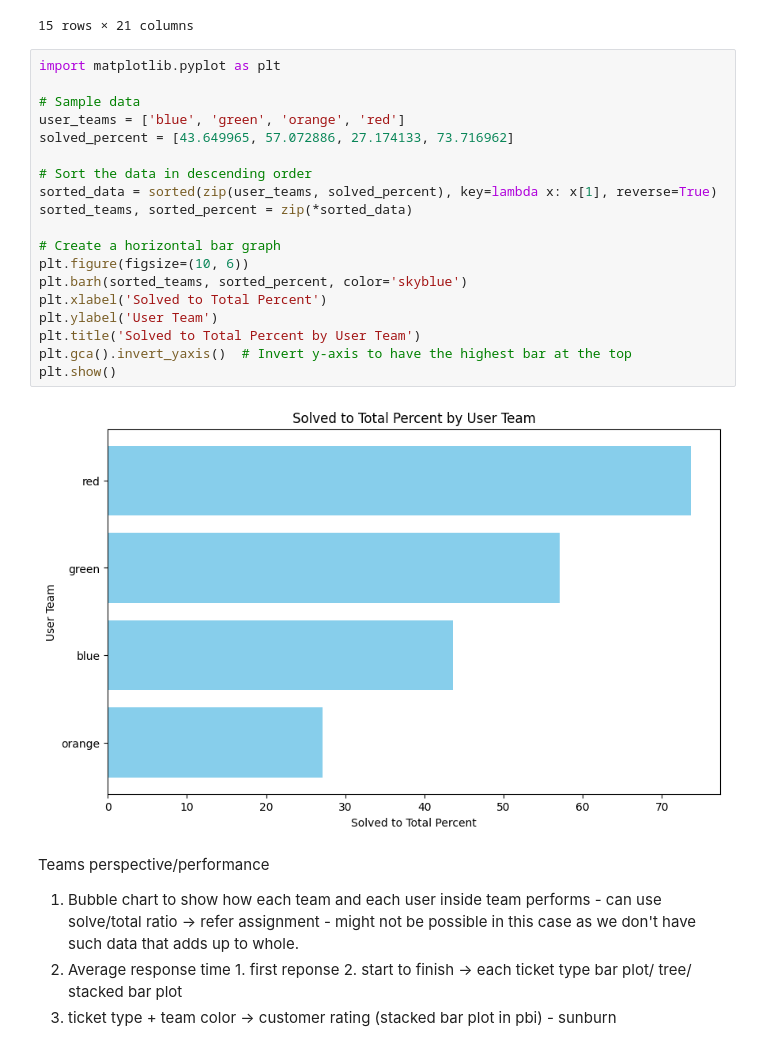
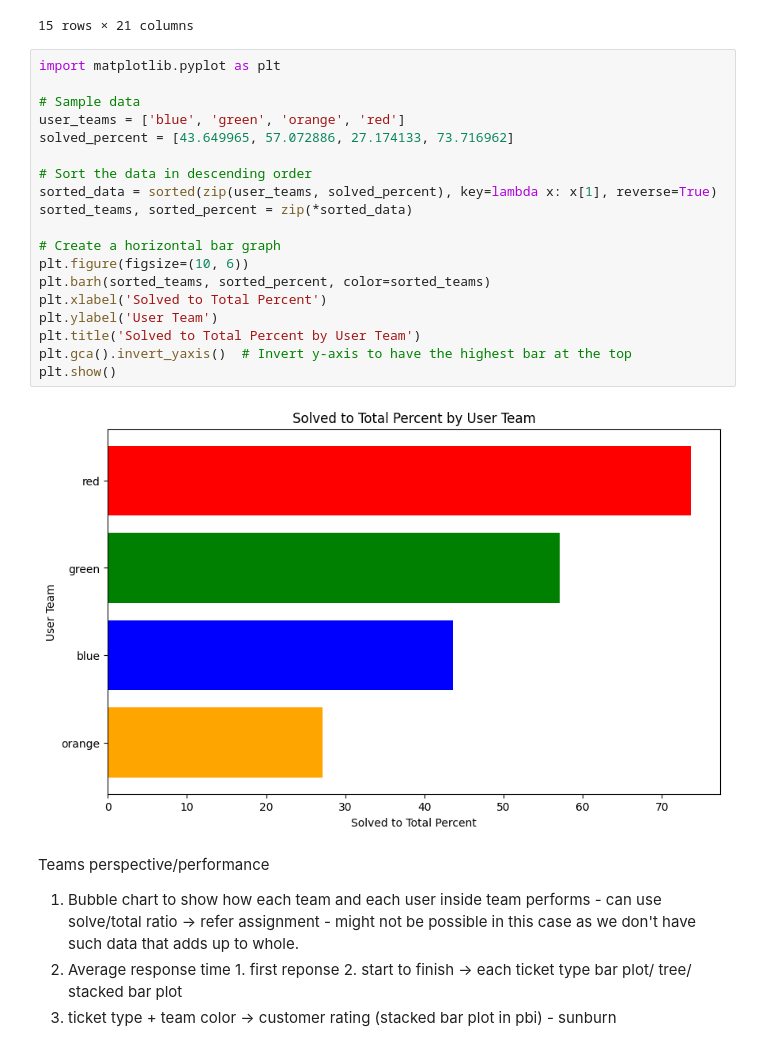
Before and after one commit to hiimani28/DVproject1, a Jupyter notebook: eda.ipynb, the cells around one changed output. Drawn from its saved outputs; the diff is of its cells as text.

Commit message:
Add colors

```diff
--- a/eda.ipynb
+++ b/eda.ipynb
@@ -472,24 +472,24 @@ df_customer_satisfaction
 # %%
 import matplotlib.pyplot as plt
 
 # Sample data
 user_teams = ['blue', 'green', 'orange', 'red']
 solved_percent = [43.649965, 57.072886, 27.174133, 73.716962]
 
 # Sort the data in descending order
 sorted_data = sorted(zip(user_teams, solved_percent), key=lambda x: x[1], reverse=True)
 sorted_teams, sorted_percent = zip(*sorted_data)
 
 # Create a horizontal bar graph
 plt.figure(figsize=(10, 6))
-plt.barh(sorted_teams, sorted_percent, color='skyblue')
+plt.barh(sorted_teams, sorted_percent, color=sorted_teams)
 plt.xlabel('Solved to Total Percent')
 plt.ylabel('User Team')
 plt.title('Solved to Total Percent by User Team')
 plt.gca().invert_yaxis()  # Invert y-axis to have the highest bar at the top
 plt.show()
 # %% [output]
-[figure, old version]
+[figure, new version]
 # %% [markdown]
 Teams perspective/performance
 
```
